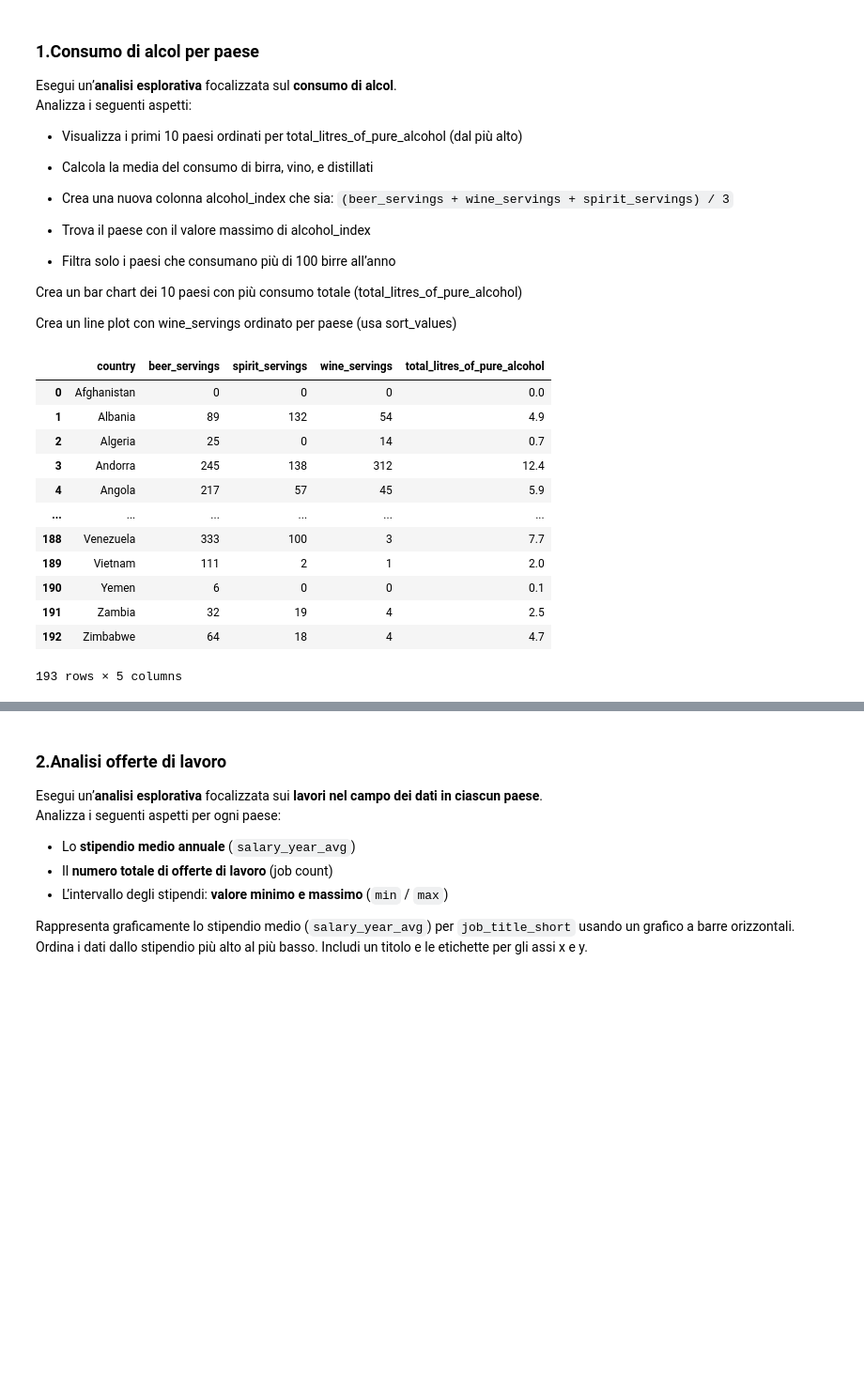
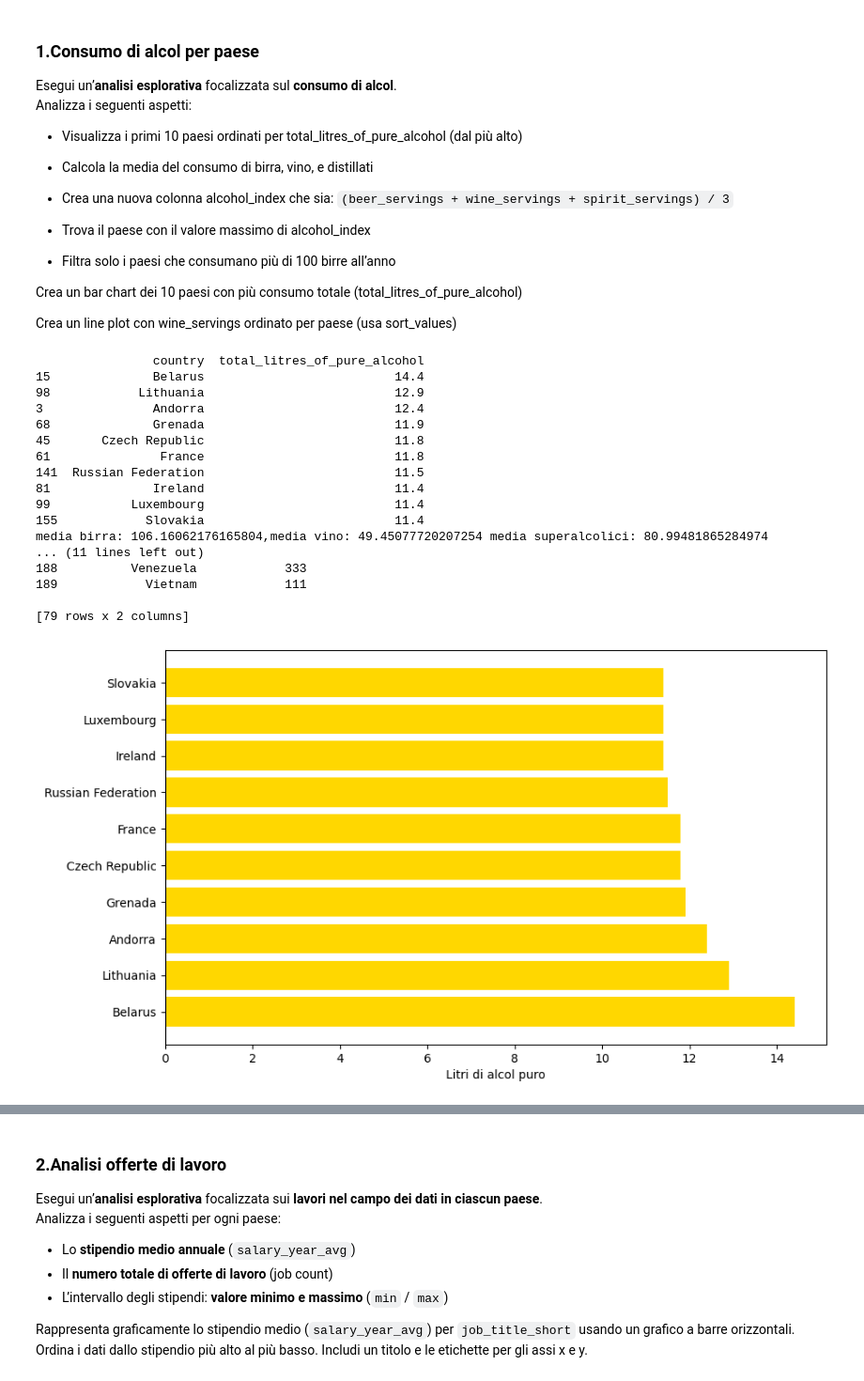
Before and after one commit to fbedeschi/laboratorio2_programmazione, a Jupyter notebook: 3.5_Esercizi_lez_3.ipynb, the cells around one changed output, grey strips where cells are left out. Shown at 94% size. Cells and saved outputs as stored; diff of their text form; code cells hidden in the pictures; blank space fills up the shorter version.

```diff
--- a/3.5_Esercizi_lez_3.ipynb
+++ b/3.5_Esercizi_lez_3.ipynb
@@ -17,29 +17,58 @@ Crea un bar chart dei 10 paesi con più consumo totale (total_litres_of_pure_alc
 Crea un line plot con wine_servings ordinato per paese (usa sort_values)
 # %%
 import pandas as pd
+import matplotlib.pyplot as plt
 
 df = pd.read_csv("https://raw.githubusercontent.com/fivethirtyeight/data/master/alcohol-consumption/drinks.csv")
 
 #1
 top10_paesi = df.nlargest(10, 'total_litres_of_pure_alcohol')[['country', 'total_litres_of_pure_alcohol']]
 print(top10_paesi)
 
 #2
 media_birra = df['beer_servings'].mean()
 media_vino = df['wine_servings'].mean()
 media_super = df['spirit_servings'].mean()
 print(f"media birra: {media_birra},media vino: {media_vino} media superalcolici: {media_super}")
+
+#3
+df['indice_alcol'] = (df['beer_servings'] + df['wine_servings'] + df['spirit_servings']) / 3
+alcol_massimo = df.loc[df['indice_alcol'].idxmax(), ['country', 'indice_alcol']]
+print(f"paese con il valore massimo di alcohol_index: {alcol_massimo['country']}")
+
+#4
+birra = df[df['beer_servings'] > 100][['country', 'beer_servings']]
+print(birra)
+
+#5
+plt.figure(figsize=(10,6))
+plt.barh(top10_paesi['country'], top10_paesi['total_litres_of_pure_alcohol'], color='gold')
+plt.xlabel('Litri di alcol puro')
+plt.show()
+
+
+df_vino = df.sort_values('wine_servings', ascending=False).reset_index(drop=True) #messo per creare una linea nel grafico sennò dava alcuni problemi
+plt.figure(figsize=(12,6))
+plt.plot(df_vino['wine_servings'], color='darkred', linewidth=1)
+plt.xlabel('Posizione in classifica')
+plt.ylabel('Litri di vino')
+plt.show()
 # %% [output]
-|  | country | beer_servings | spirit_servings | wine_servings | total_litres_of_pure_alcohol |
-| 0 | Afghanistan | 0 | 0 | 0 | 0.0 |
-| 1 | Albania | 89 | 132 | 54 | 4.9 |
-| 2 | Algeria | 25 | 0 | 14 | 0.7 |
-| 3 | Andorra | 245 | 138 | 312 | 12.4 |
-| 4 | Angola | 217 | 57 | 45 | 5.9 |
-| ... | ... | ... | ... | ... | ... |
-| 188 | Venezuela | 333 | 100 | 3 | 7.7 |
-| 189 | Vietnam | 111 | 2 | 1 | 2.0 |
-| 190 | Yemen | 6 | 0 | 0 | 0.1 |
-| 191 | Zambia | 32 | 19 | 4 | 2.5 |
-| 192 | Zimbabwe | 64 | 18 | 4 | 4.7 |
-193 rows × 5 columns
+                country  total_litres_of_pure_alcohol
+15              Belarus                          14.4
+98            Lithuania                          12.9
+3               Andorra                          12.4
+68              Grenada                          11.9
+45       Czech Republic                          11.8
+61               France                          11.8
+141  Russian Federation                          11.5
+81              Ireland                          11.4
+99           Luxembourg                          11.4
+155            Slovakia                          11.4
+media birra: 106.16062176165804,media vino: 49.45077720207254 media superalcolici: 80.99481865284974
+... (11 lines left out)
+188          Venezuela            333
+189            Vietnam            111
+
+[79 rows x 2 columns]
+[figure, added]
```
Also changed, not shown: parts of 3 cells of this notebook.
